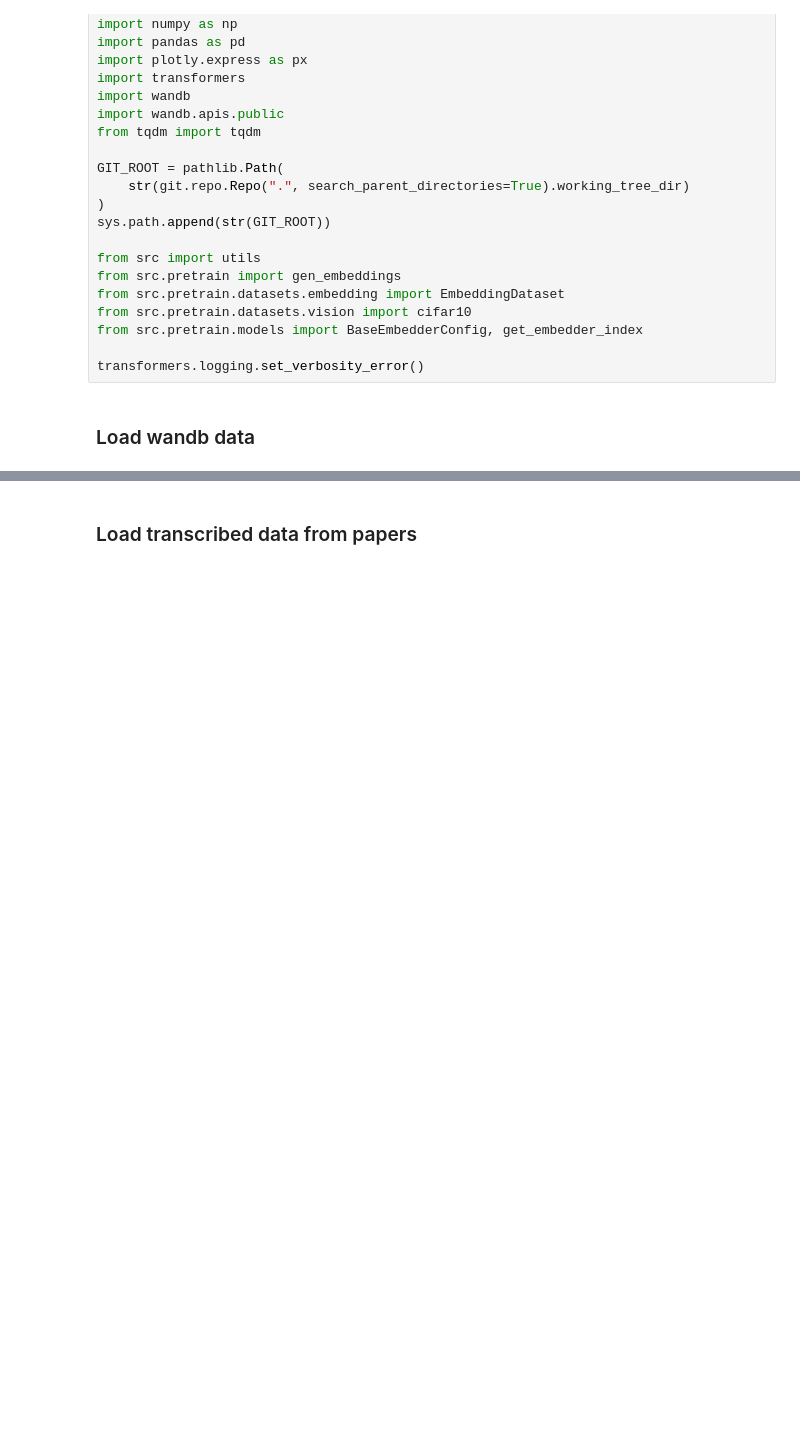
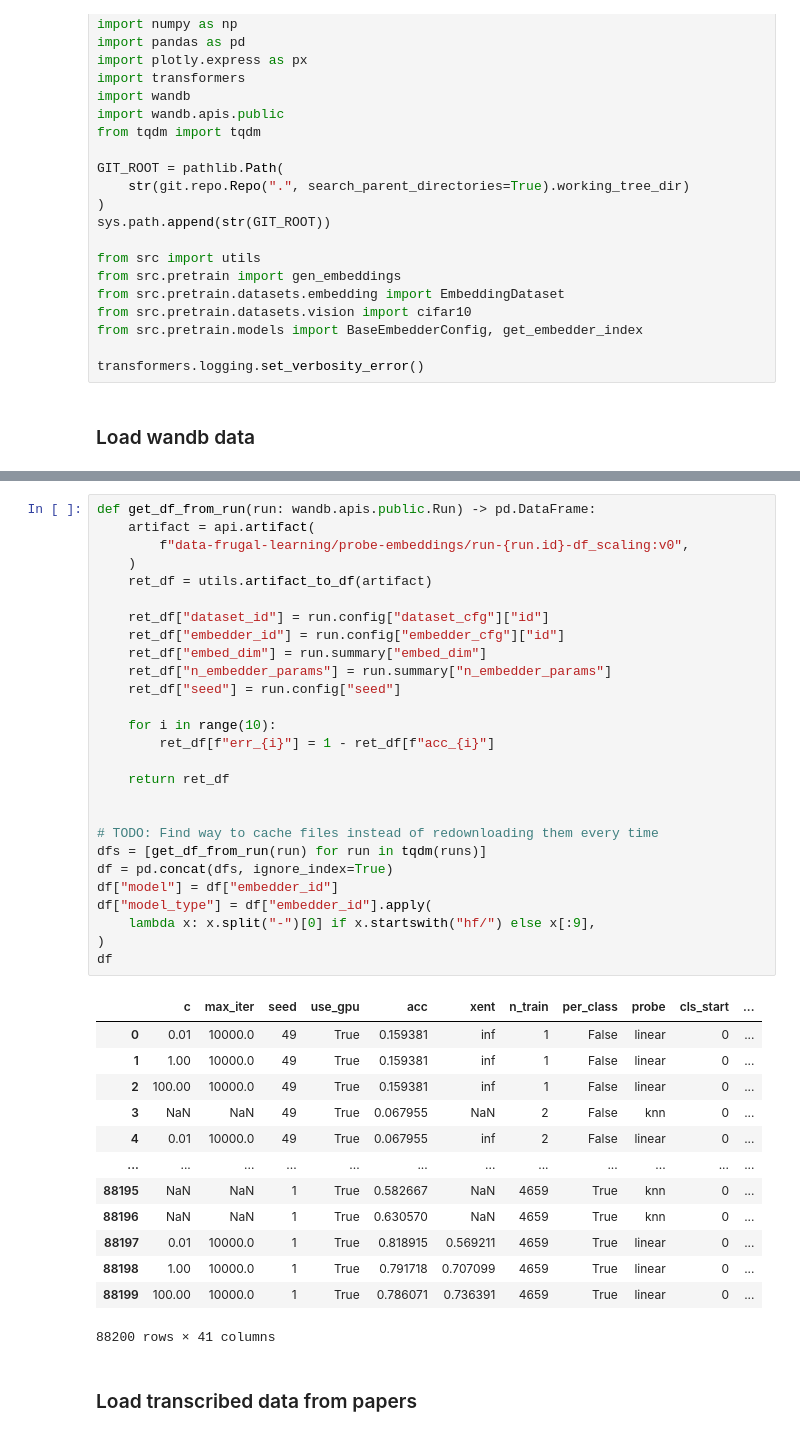
Before and after one commit to ed1d1a8d/scaling, a Jupyter notebook: notebooks/scaling-compare/svhn.ipynb, the cells around one changed output, grey strips where cells are left out. Drawn from its saved outputs; the diff is of its cells as text; blank space fills up the shorter version.

```diff
--- a/notebooks/scaling-compare/svhn.ipynb
+++ b/notebooks/scaling-compare/svhn.ipynb
@@ -55,3 +55,44 @@ len(runs)
+# %%
+def get_df_from_run(run: wandb.apis.public.Run) -> pd.DataFrame:
+    artifact = api.artifact(
+        f"data-frugal-learning/probe-embeddings/run-{run.id}-df_scaling:v0",
+    )
+    ret_df = utils.artifact_to_df(artifact)
+
+    ret_df["dataset_id"] = run.config["dataset_cfg"]["id"]
+    ret_df["embedder_id"] = run.config["embedder_cfg"]["id"]
+    ret_df["embed_dim"] = run.summary["embed_dim"]
+    ret_df["n_embedder_params"] = run.summary["n_embedder_params"]
+    ret_df["seed"] = run.config["seed"]
+
+    for i in range(10):
+        ret_df[f"err_{i}"] = 1 - ret_df[f"acc_{i}"]
+
+    return ret_df
+
+
+# TODO: Find way to cache files instead of redownloading them every time
+dfs = [get_df_from_run(run) for run in tqdm(runs)]
+df = pd.concat(dfs, ignore_index=True)
+df["model"] = df["embedder_id"]
+df["model_type"] = df["embedder_id"].apply(
+    lambda x: x.split("-")[0] if x.startswith("hf/") else x[:9],
+)
+df
+# %% [output]
+|  | c | max_iter | seed | use_gpu | acc | xent | n_train | per_class | probe | cls_start | ... |
+| 0 | 0.01 | 10000.0 | 49 | True | 0.159381 | inf | 1 | False | linear | 0 | ... |
+| 1 | 1.00 | 10000.0 | 49 | True | 0.159381 | inf | 1 | False | linear | 0 | ... |
+| 2 | 100.00 | 10000.0 | 49 | True | 0.159381 | inf | 1 | False | linear | 0 | ... |
+| 3 | NaN | NaN | 49 | True | 0.067955 | NaN | 2 | False | knn | 0 | ... |
+| 4 | 0.01 | 10000.0 | 49 | True | 0.067955 | inf | 2 | False | linear | 0 | ... |
+| ... | ... | ... | ... | ... | ... | ... | ... | ... | ... | ... | ... |
+| 88195 | NaN | NaN | 1 | True | 0.582667 | NaN | 4659 | True | knn | 0 | ... |
+| 88196 | NaN | NaN | 1 | True | 0.630570 | NaN | 4659 | True | knn | 0 | ... |
+| 88197 | 0.01 | 10000.0 | 1 | True | 0.818915 | 0.569211 | 4659 | True | linear | 0 | ... |
+| 88198 | 1.00 | 10000.0 | 1 | True | 0.791718 | 0.707099 | 4659 | True | linear | 0 | ... |
+| 88199 | 100.00 | 10000.0 | 1 | True | 0.786071 | 0.736391 | 4659 | True | linear | 0 | ... |
+88200 rows × 41 columns
 # %% [markdown]
 ### Load transcribed data from papers
 # %%
```
Also changed, not shown: parts of 3 cells of this notebook, 3 other files.
